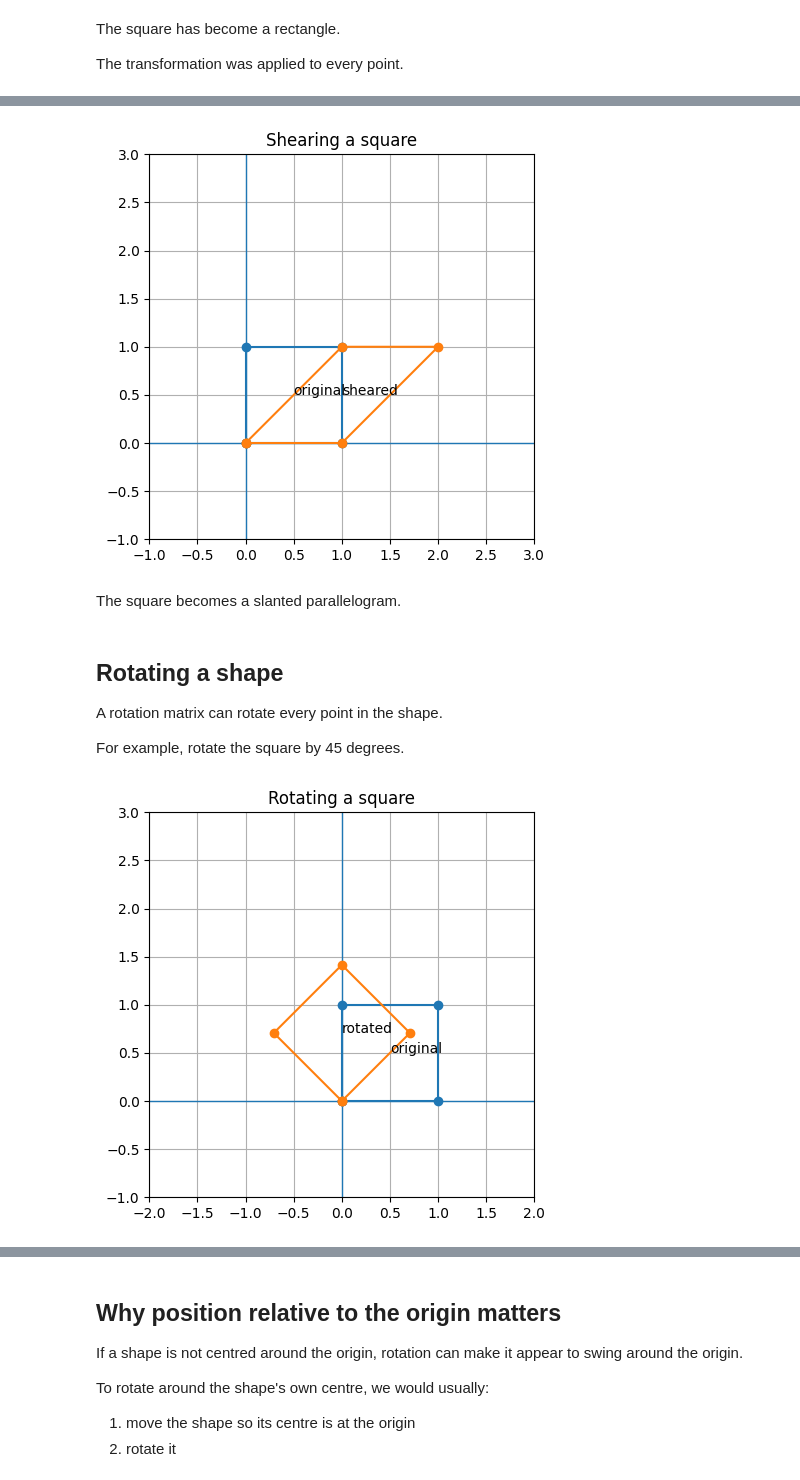
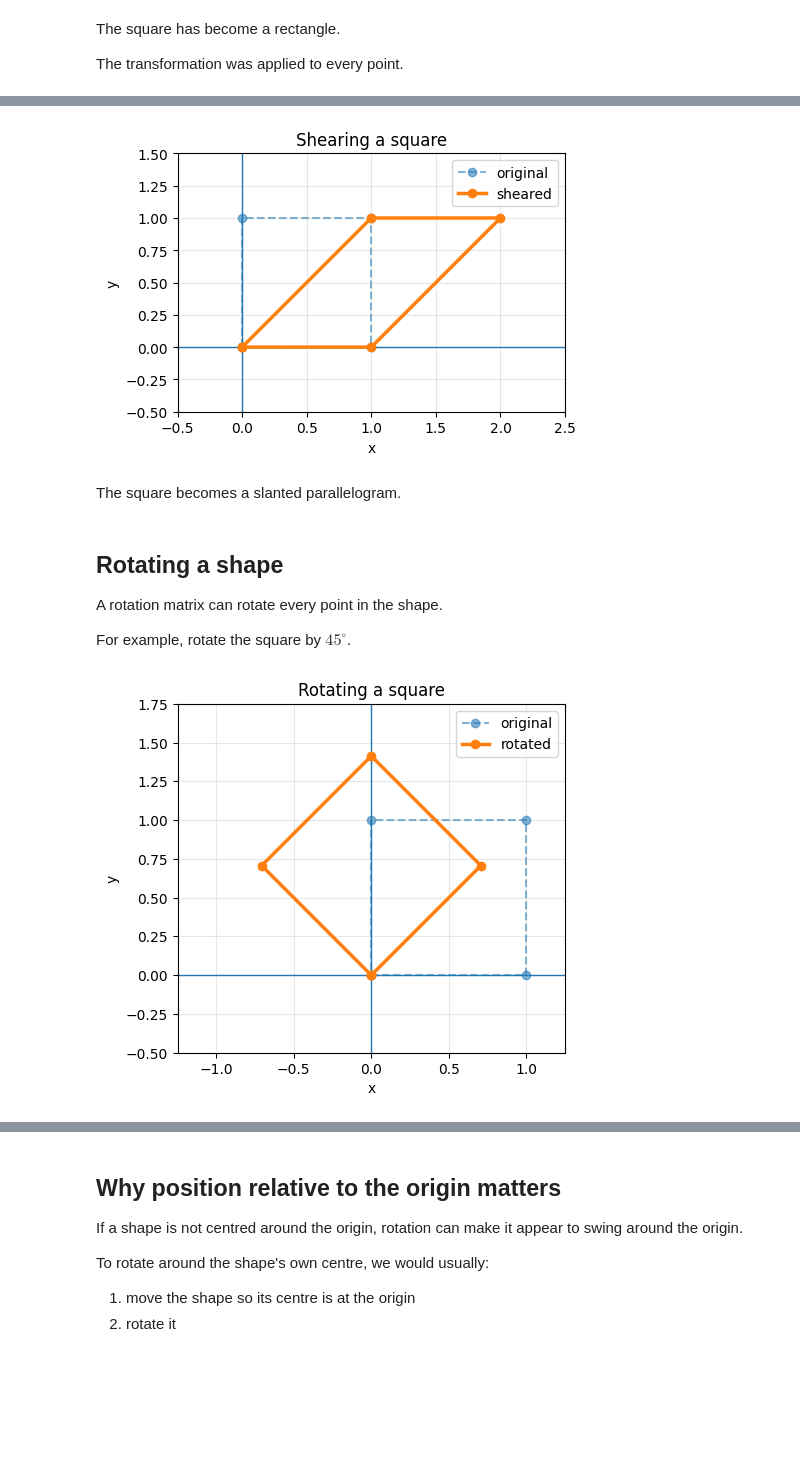
Before and after one commit to AnthonyPWatts/imperial-ai-coursework, a Jupyter notebook: maths-refresh/05-transforming-shapes-with-matrices.ipynb, the cells around one changed output, grey strips where cells are left out. Drawn from its saved outputs; the diff is of its cells as text; code cells hidden in the pictures; blank space fills up the shorter version.

```diff
--- a/maths-refresh/05-transforming-shapes-with-matrices.ipynb
+++ b/maths-refresh/05-transforming-shapes-with-matrices.ipynb
@@ -162,20 +206,24 @@ A shear slants the shape.
 # %%
-A = np.array([
+horizontal_shear = np.array([
     [1, 1],
     [0, 1],
 ])
 
-sheared_square = transform_points(A, square)
+sheared_square = transform_points(horizontal_shear, square)
 
-fig, ax = setup_vector_plot(xlim=(-1, 3), ylim=(-1, 3), figsize=(5, 5))
+fig, ax = setup_shape_plot(
+    "Shearing a square",
+    xlim=(-0.5, 2.5),
+    ylim=(-0.5, 1.5),
+    figsize=(5, 4),
+)
 
-plot_shape(ax, square, label="original")
-plot_shape(ax, sheared_square, label="sheared")
-
-ax.set_title("Shearing a square")
+plot_shape(ax, square, label="original", linewidth=1.5, linestyle="--", alpha=0.55)
+plot_shape(ax, sheared_square, label="sheared", linewidth=2.5)
+ax.legend()
 plt.show()
 # %% [output]
-[figure, old version]
+[figure, new version]
 # %% [markdown]
 The square becomes a slanted parallelogram.
 # %% [markdown]
@@ -183,27 +231,23 @@ The square becomes a slanted parallelogram.
 
 A rotation matrix can rotate every point in the shape.
 
-For example, rotate the square by 45 degrees.
+For example, rotate the square by $45^\circ$.
 # %%
-def rotation_matrix_degrees(degrees):
-    theta = np.deg2rad(degrees)
-    return np.array([
-        [np.cos(theta), -np.sin(theta)],
-        [np.sin(theta),  np.cos(theta)],
-    ])
+rotation_45 = rotation_matrix_degrees(45)
+rotated_square = transform_points(rotation_45, square)
 
-A = rotation_matrix_degrees(45)
+fig, ax = setup_shape_plot(
+    "Rotating a square",
+    xlim=(-1.25, 1.25),
+    ylim=(-0.5, 1.75),
+    figsize=(5, 5),
+)
 
-rotated_square = transform_points(A, square)
-
-fig, ax = setup_vector_plot(xlim=(-2, 2), ylim=(-1, 3), figsize=(5, 5))
-
-plot_shape(ax, square, label="original")
-plot_shape(ax, rotated_square, label="rotated")
-
-ax.set_title("Rotating a square")
+plot_shape(ax, square, label="original", linewidth=1.5, linestyle="--", alpha=0.55)
+plot_shape(ax, rotated_square, label="rotated", linewidth=2.5)
+ax.legend()
 plt.show()
 # %% [output]
-[figure, old version]
+[figure, new version]
 # %% [markdown]
 The square rotates around the origin because the matrix transformation is applied relative to the origin.
```
Also changed, not shown: parts of 26 cells of this notebook.
